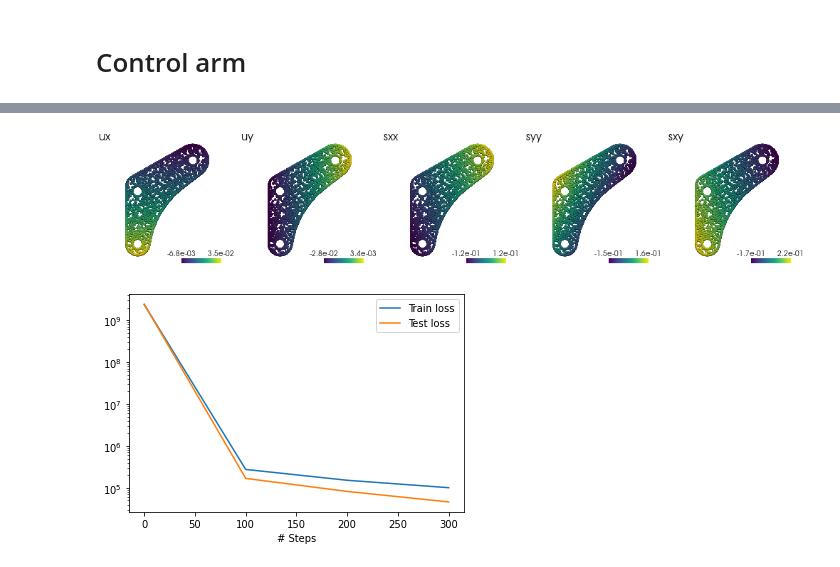
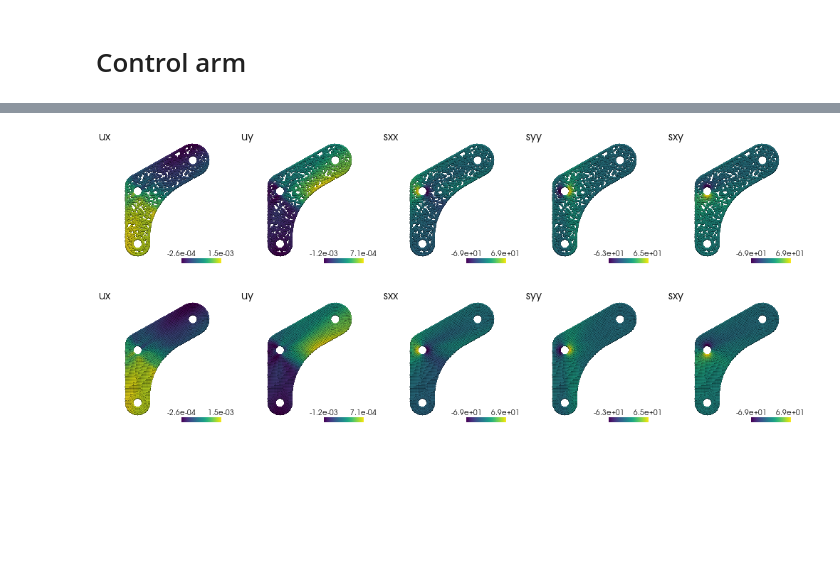
Before and after one commit to ewhalen12/pinnDSE, a Jupyter notebook: controlArm01.ipynb, the cells around one changed output, grey strips where cells are left out. Cells and saved outputs as stored; diff of their text form; code cells hidden in the pictures; blank space fills up the shorter version.

```diff
--- a/controlArm01.ipynb
+++ b/controlArm01.ipynb
@@ -13,5 +19,5 @@ from pinnDSE.bc import *
 # %%
-# # load mesh and solver results
-# op2File = 'data/controlArm/v1.0/controlArm01_nom.op2'
-# geom = MeshGeom(op2File, thickness=0.1)
-# plotScalarFields(geom.mesh, geom.resDf)
+# load mesh and solver results
+op2File = 'data/controlArm/v2.0/controlArm02.op2'
+geom = MeshGeom(op2File, thickness=1.0)
+plotScalarFields(geom.mesh, geom.resDf)
@@ -18,6 +33,6 @@ from pinnDSE.bc import *
 # %%
-# load using the alternative format
-meshFile = 'data/controlArm/v1.0/controlArm01_nom.vtk'
-pickleFile = 'data/controlArm/v1.0/controlArm01_nom.p'
-geom = MeshGeom(meshFile=meshFile, pickleFile=pickleFile)
-plotScalarFields(geom.mesh, geom.resDf)
+# # load using the alternative format
+# meshFile = 'data/controlArm/v1.0/controlArm01_nom.vtk'
+# pickleFile = 'data/controlArm/v1.0/controlArm01_nom.p'
+# geom = MeshGeom(meshFile=meshFile, pickleFile=pickleFile)
+# plotScalarFields(geom.mesh, geom.resDf)
@@ -30,23 +43,23 @@ drawBoundaries(geom.bndDict)
 # %%
 # supports
-xBc = SupportBC(geom, bndId=1, U=0, component=0)
-yBc = SupportBC(geom, bndId=1, U=0, component=1)
+xBc = SupportBC(geom, bndId=3, U=0, component=0)
+yBc = SupportBC(geom, bndId=3, U=0, component=1)
 
 # traction free edges
 xTr0 = TractionBC(geom, bndId=0, T=0, component=0)
 yTr0 = TractionBC(geom, bndId=0, T=0, component=1)
-xTr3 = TractionBC(geom, bndId=3, T=0, component=0)
-yTr3 = TractionBC(geom, bndId=3, T=0, component=1)
 
 # external loads
-Fx = 22 # N
-xTr2 = TractionBC(geom, bndId=2, T=Fx/geom.bndAreaDict[2], component=0)
+xTr1 = TractionBC(geom, bndId=1, T=34/geom.bndAreaDict[2], component=0)
+yTr1 = TractionBC(geom, bndId=1, T=0, component=1)
+
+xTr2 = TractionBC(geom, bndId=2, T=-34/geom.bndAreaDict[2], component=0)
 yTr2 = TractionBC(geom, bndId=2, T=0, component=1)
 
 # problem setup
-bndNumSamplesDir = {0:800, 1:50, 2:50, 3:50}
-paramDict = {'E':2e5, 'nu':0.3}
-bcList = [xBc,yBc,xTr0,yTr0,xTr2,yTr2,xTr3,yTr3]
+bndNumSamplesDir = {0:800, 1:100, 2:100, 3:100}
+paramDict = {'E':2.1e5, 'nu':0.3}
+bcList = [xBc,yBc,xTr0,yTr0,xTr1,yTr1,xTr2,yTr2]
 data = StrctPDE(geom,
             elasticityEqs,
             bcList,
@@ -59,18 +72,47 @@ for bc in bcList:
     if isinstance(bc, TractionBC):
         bc.train_n = data.train_n
 
+# build model
+net = dde.maps.FNN([2] + [64]*4  + [5], "tanh", "Glorot uniform")
+outScales = np.array([1e-2, 1e-2, 1e2, 1e2, 1e2]) # [ux,uy,sxx,syy,sxy]
+net.apply_output_transform(lambda x,y : y*outScales)
+model = dde.Model(data, net)
+
+# get the unweighted loss values
+model.compile("adam", lr=0.001)
+losshistory, train_state = model.train(epochs=0)
+lw = losshistory.loss_train[0]**(-1)
+lw[11] *= 1e6
+lw[12] *= 1e3
+
+
 # train
-net = dde.maps.FNN([2] + [64]*4  + [5], "tanh", "Glorot uniform")
-model = dde.Model(data, net)
-model.compile("adam", lr=0.001)
-losshistory, train_state = model.train(epochs=300, display_every=100)
-dde.postprocessing.plot_loss_history(losshistory)
+model.compile("adam", lr=0.001, loss_weights=lw)
+losshistory, train_state = model.train(epochs=1000, display_every=100)
+
+# model.compile("L-BFGS-B", loss_weights=lw)
+# model.train_op.optimizer_kwargs['options']['maxiter']=2000
+# model.train_op.optimizer_kwargs['options']['maxfun']=2000
+# losshistory, train_state = model.train(display_every=100)
+
+# model.compile("adam", lr=0.0001, loss_weights=lw)
+# losshistory, train_state = model.train(epochs=1000, display_every=100)
+
+# model.compile("L-BFGS-B", loss_weights=lw)
+# model.train_op.optimizer_kwargs['options']['maxiter']=2000
+# model.train_op.optimizer_kwargs['options']['maxfun']=2000
+# losshistory, train_state = model.train(display_every=100)
 
 # test
 pred = model.predict(data.train_x)
 predDf = pd.DataFrame(pred, columns=['ux', 'uy', 'sxx', 'syy', 'sxy'])
 pc = pv.PolyData(addZ(data.train_x))
 plotScalarFields(pc, predDf)
+
+pred = model.predict(geom.mesh.points[:,:2])
+predDf = pd.DataFrame(pred, columns=['ux', 'uy', 'sxx', 'syy', 'sxy'])
+pc = pv.PolyData(geom.mesh.points)
+plotScalarFields(pc, predDf)
 # %% [output]
 Compiling model...
 Building feed-forward neural network...
@@ -95,2 +134,2 @@ Best model at step 300:
-[figure, old version]
+[figure, new version]
-[figure, old version]
+[figure, new version]
```
Also changed, not shown: parts of 15 cells of this notebook, 26 other files.
